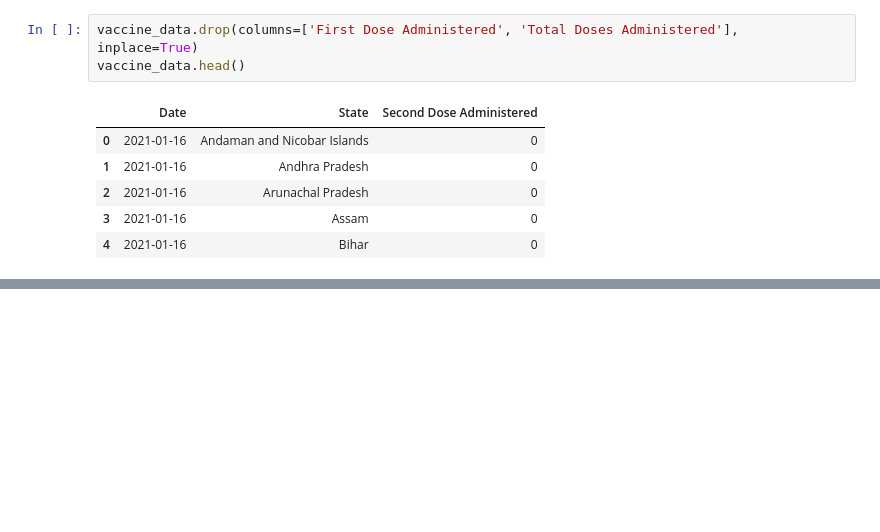
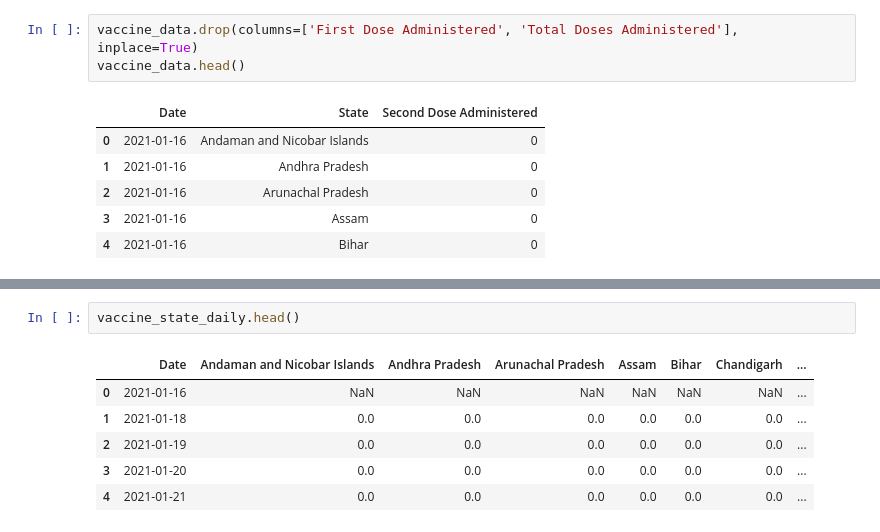
Before and after one commit to rajrathi/COVIDModelSimulation, a Jupyter notebook: Code/covidresearch.ipynb, the cells around one changed output, grey strips where cells are left out. Drawn from its saved outputs; the diff is of its cells as text; blank space fills up the shorter version.

```diff
--- a/Code/covidresearch.ipynb
+++ b/Code/covidresearch.ipynb
@@ -130,0 +203,9 @@ vaccine_data.head()
+# %%
+vaccine_state_daily.head()
+# %% [output]
+|  | Date | Andaman and Nicobar Islands | Andhra Pradesh | Arunachal Pradesh | Assam | Bihar | Chandigarh | ... |
+| 0 | 2021-01-16 | NaN | NaN | NaN | NaN | NaN | NaN | ... |
+| 1 | 2021-01-18 | 0.0 | 0.0 | 0.0 | 0.0 | 0.0 | 0.0 | ... |
+| 2 | 2021-01-19 | 0.0 | 0.0 | 0.0 | 0.0 | 0.0 | 0.0 | ... |
+| 3 | 2021-01-20 | 0.0 | 0.0 | 0.0 | 0.0 | 0.0 | 0.0 | ... |
+| 4 | 2021-01-21 | 0.0 | 0.0 | 0.0 | 0.0 | 0.0 | 0.0 | ... |
```
Also changed, not shown: parts of 13 cells of this notebook.
